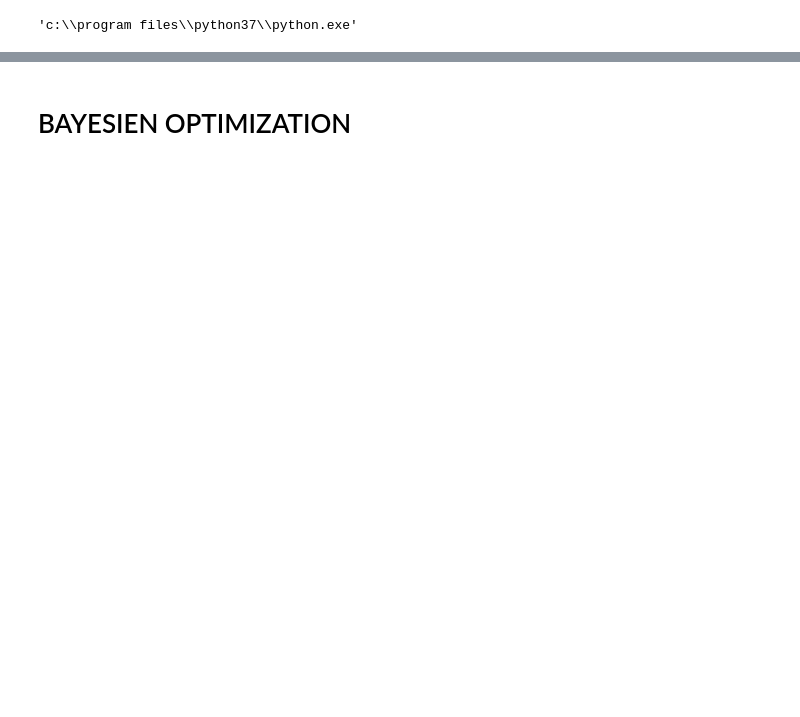
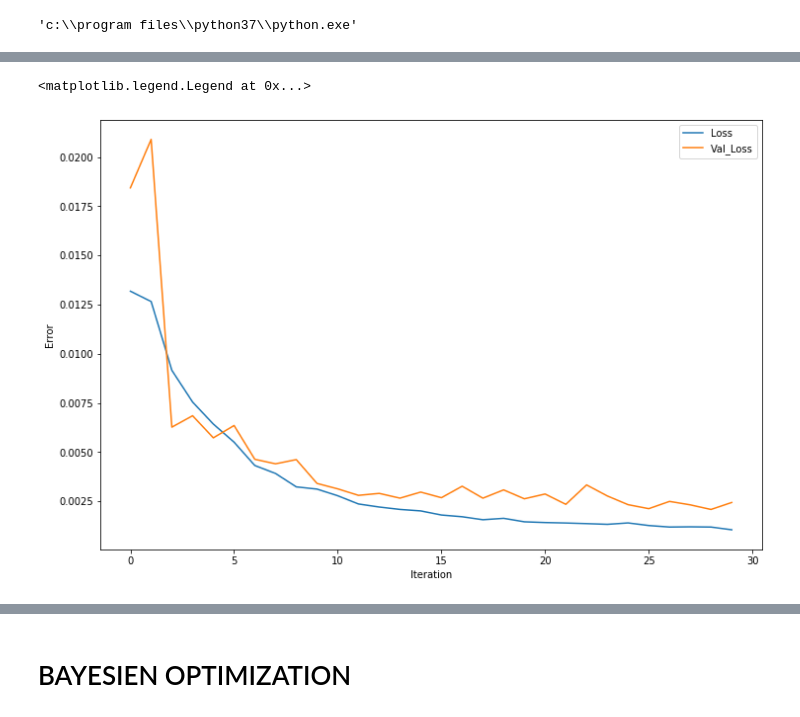
Before and after one commit to git-varun/Stock-Market-Prediction, a Jupyter notebook: Main.ipynb, the cells around one changed output, grey strips where cells are left out. Drawn from its saved outputs; the diff is of its cells as text; code cells hidden in the pictures; blank space fills up the shorter version.

```diff
--- a/Main.ipynb
+++ b/Main.ipynb
@@ -206,8 +187,10 @@ from tensorflow.keras.callbacks import Callback
 # %%
 model = k.models.Sequential()
 
-model.add(k.layers.LSTM(100, batch_input_shape=(params["batch_size"], params["time_steps"], 5), dropout=0.0, recurrent_dropout=0.0, stateful=True,     kernel_initializer='random_uniform'))
-model.add(k.layers.Dropout(0.4))
+model.add(k.layers.LSTM(128, batch_input_shape=(params["batch_size"], params["time_steps"], 5), dropout=0.0, recurrent_dropout=0.0, stateful=True, kernel_initializer='random_uniform'))
+model.add(k.layers.Dropout(0.5))
+model.add(k.layers.Dense(64,activation='relu'))
+model.add(k.layers.Dropout(0.2))
 model.add(k.layers.Dense(16,activation='relu'))
 model.add(k.layers.Dense(1,activation='sigmoid'))
 
@@ -257,9 +255,13 @@ y_pred_org = (y_pred * min_max.data_range_[3]) + min_max.data_min_[3]
 y_test_org = (y_test_t * min_max.data_range_[3]) + min_max.data_min_[3]
 # %%
 plt.figure(figsize=(12,8))
-plt.plot(history.history['loss'])
-plt.plot(history.history['val_loss'])
+plt.plot(history.history['loss'],label="Loss")
+plt.plot(history.history['val_loss'],label="Val_Loss")
 plt.xlabel("Iteration")
 plt.ylabel("Error")
+plt.legend()
+# %% [output]
+<matplotlib.legend.Legend at 0x...>
+[figure, added]
 # %%
 plt.figure(figsize=(12, 8))
```
Also changed, not shown: parts of 14 cells of this notebook, 2 other files.
